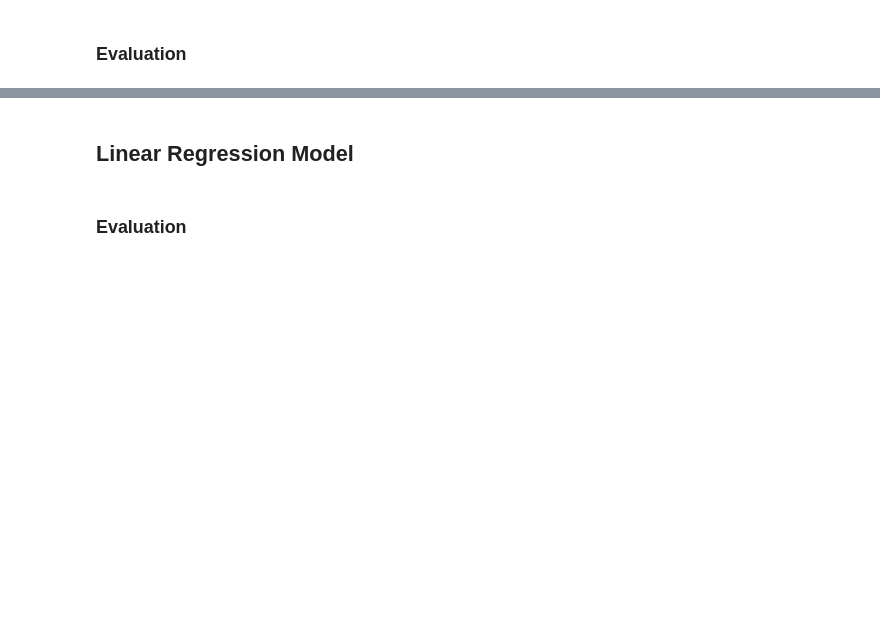
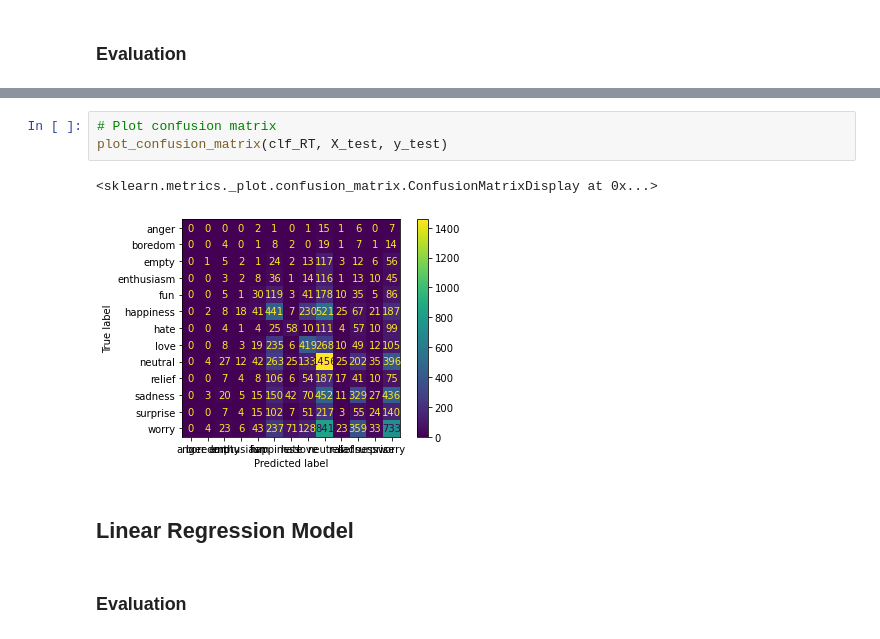
Before and after one commit to Jeyramana/NLP, a Jupyter notebook: EmotionText.ipynb, the cells around one changed output, grey strips where cells are left out. Drawn from its saved outputs; the diff is of its cells as text; blank space fills up the shorter version.

```diff
--- a/EmotionText.ipynb
+++ b/EmotionText.ipynb
@@ -509,3 +601,9 @@ plot_confusion_matrix(clf_NB, X_test, y_test)
+# %%
+# Plot confusion matrix
+plot_confusion_matrix(clf_RT, X_test, y_test)
+# %% [output]
+<sklearn.metrics._plot.confusion_matrix.ConfusionMatrixDisplay at 0x...>
+[figure, added]
 # %% [markdown]
 ## Linear Regression Model
 # %% [markdown]
```
Also changed, not shown: parts of 12 cells of this notebook.
